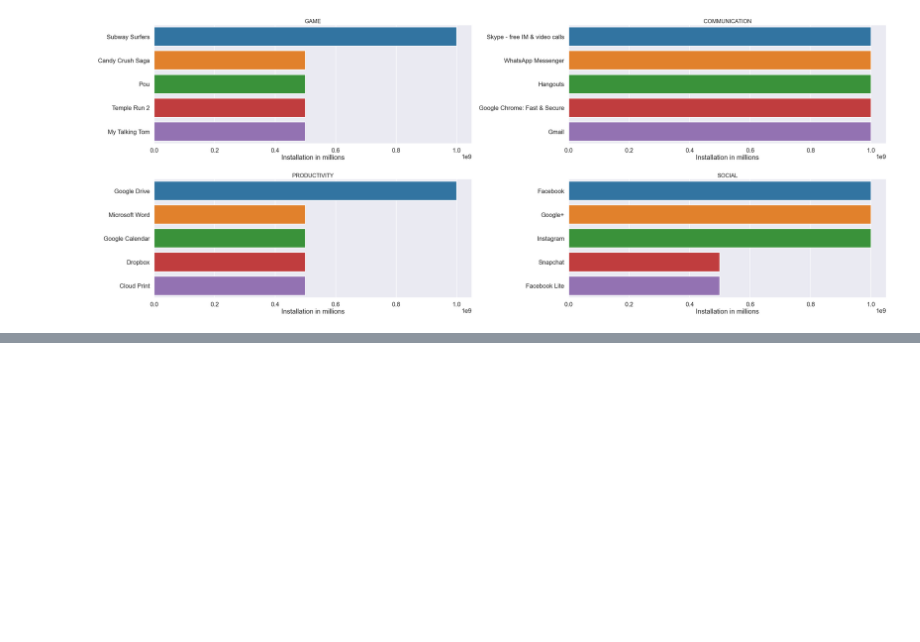
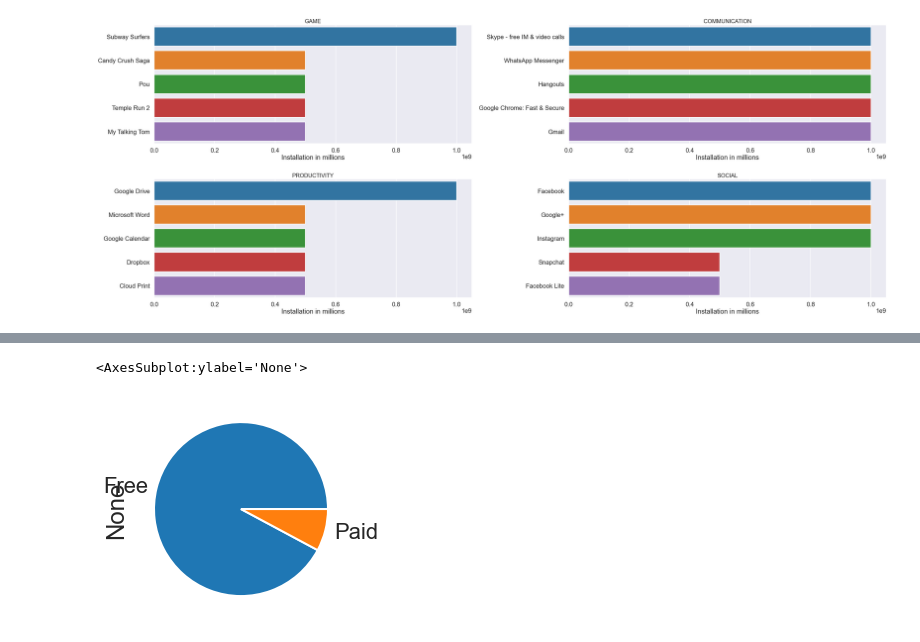
Before and after one commit to pappumahato/data_science, a Jupyter notebook: eda/eda_pre_processing.ipynb, the cells around one changed output, grey strips where cells are left out. Drawn from its saved outputs; the diff is of its cells as text; code cells hidden in the pictures; blank space fills up the shorter version.

```diff
--- a/eda/eda_pre_processing.ipynb
+++ b/eda/eda_pre_processing.ipynb
@@ -1137,0 +1238,5 @@ df.head()
+# %%
+df.value_counts('Type').plot.pie(y='Type')
+# %% [output]
+<AxesSubplot:ylabel='None'>
+[figure, added]
```
Also changed, not shown: parts of 20 cells of this notebook.
